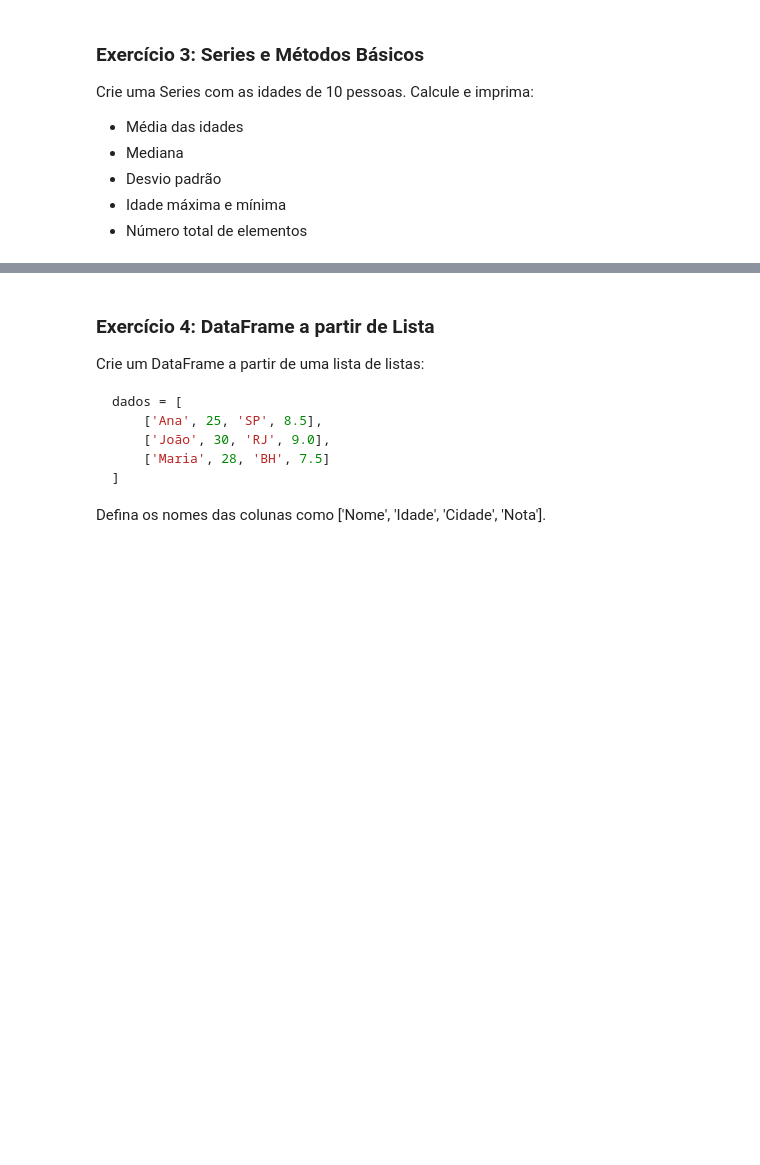
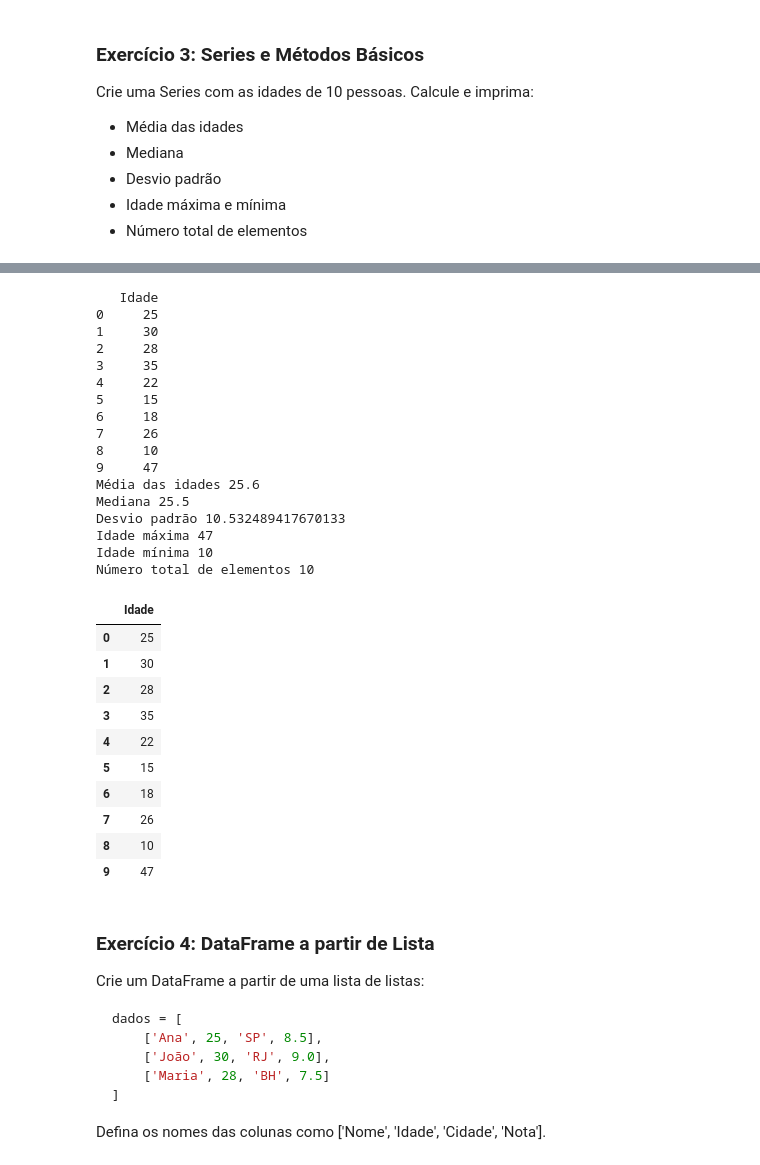
Before and after one commit to zaodelboni-rgb/Repositorio_MaterialComplementar_EAD, a Jupyter notebook: Modulo_3/pandas_ead1.ipynb, the cells around one changed output, grey strips where cells are left out. Saved outputs shown, nothing was run; the diff lists cells and outputs as text; code cells hidden in the pictures; blank space fills up the shorter version.

```diff
--- a/Modulo_3/pandas_ead1.ipynb
+++ b/Modulo_3/pandas_ead1.ipynb
@@ -277,3 +265,56 @@ Total de Elementos: 10
+# %%
+# Seu código aqui
+df = pd.DataFrame(dados)
+
+dados = {
+    'Idade': [25, 30, 28, 35, 22, 15, 18, 26, 10, 47],
+}
+
+Idade = df['Idade']
+
+print(df)
+
+print("Média das idades", Idade.mean())
+
+print("Mediana", Idade.median())
+
+print("Desvio padrão", Idade.std())
+
+print("Idade máxima", Idade.max())
+print("Idade mínima", Idade.min())
+
+print("Número total de elementos", Idade.count())
+
+df
+# %% [output]
+   Idade
+0     25
+1     30
+2     28
+3     35
+4     22
+5     15
+6     18
+7     26
+8     10
+9     47
+Média das idades 25.6
+Mediana 25.5
+Desvio padrão 10.532489417670133
+Idade máxima 47
+Idade mínima 10
+Número total de elementos 10
+|  | Idade |
+| 0 | 25 |
+| 1 | 30 |
+| 2 | 28 |
+| 3 | 35 |
+| 4 | 22 |
+| 5 | 15 |
+| 6 | 18 |
+| 7 | 26 |
+| 8 | 10 |
+| 9 | 47 |
 # %% [markdown]
 ### Exercício 4: DataFrame a partir de Lista
 Crie um DataFrame a partir de uma lista de listas:
```
Also changed, not shown: parts of 8 cells of this notebook, 11 other files.
